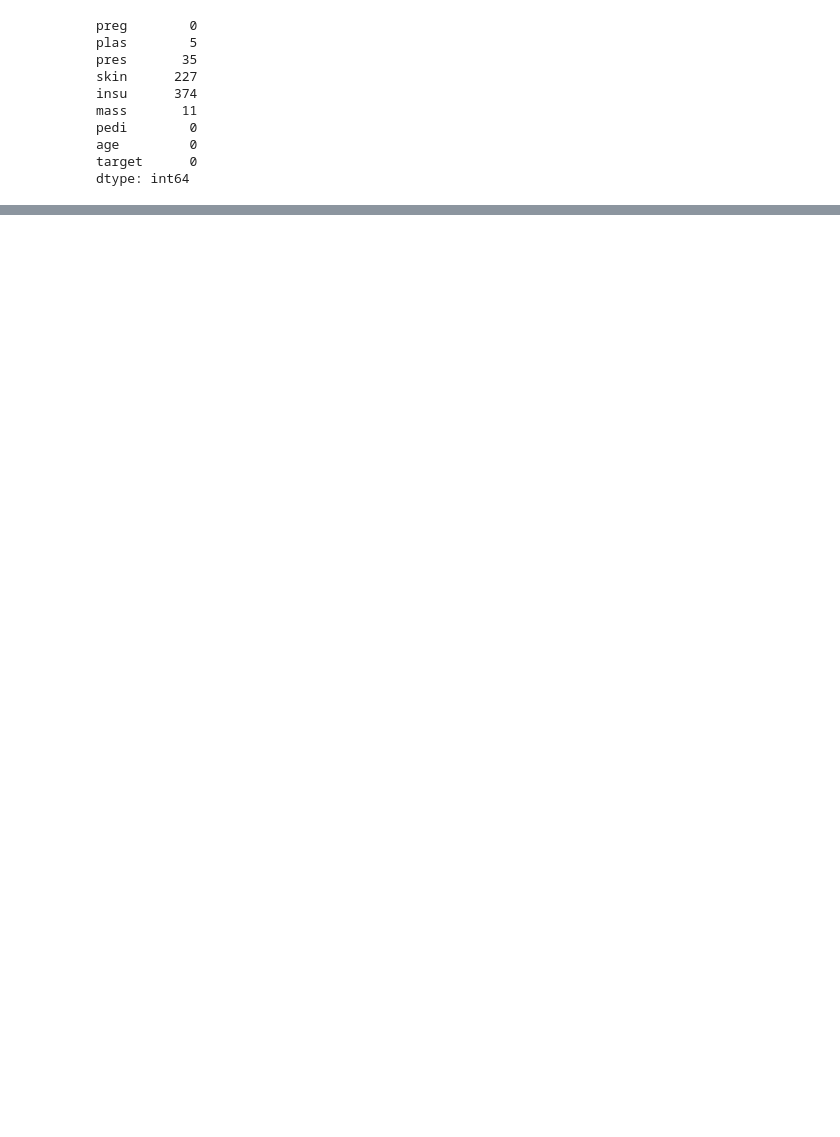
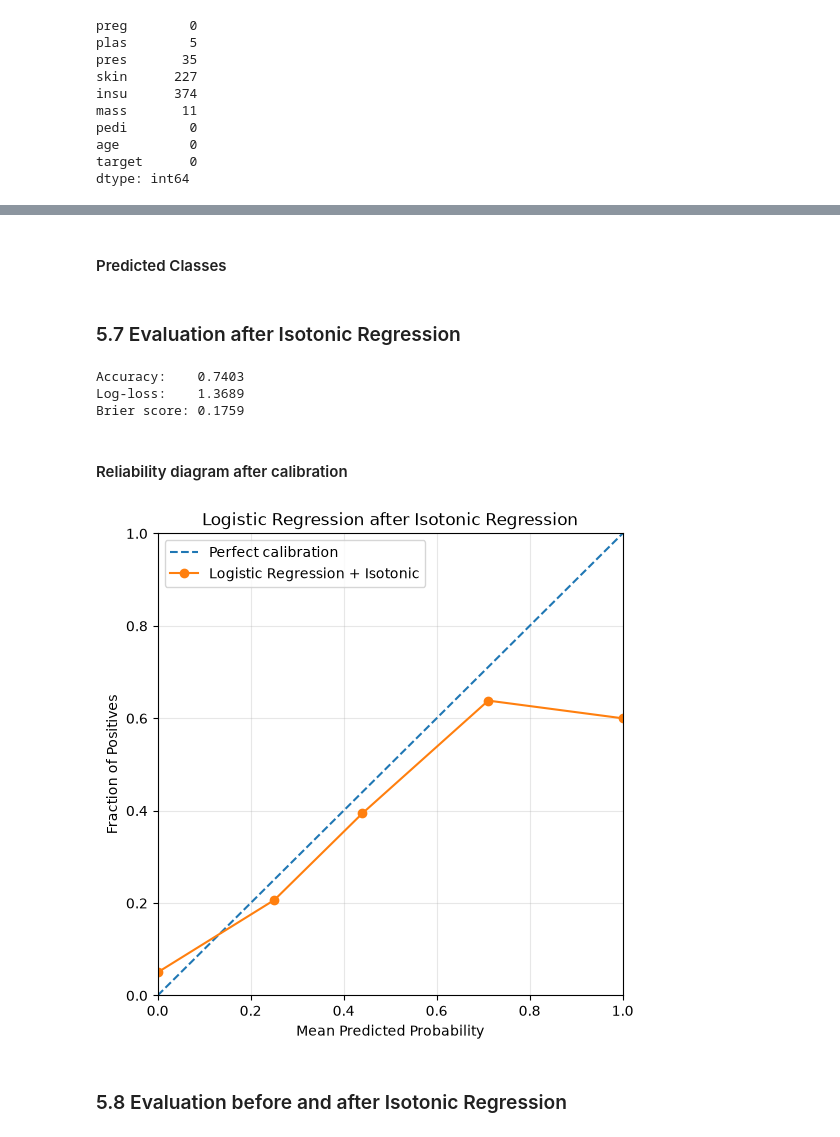
Before and after one commit to martamacri/Calibration_of_Probabilities, a Jupyter notebook: notebooks/diabetes_analysis_02.ipynb, the cells around one changed output, grey strips where cells are left out. Saved outputs shown, nothing was run; the diff lists cells and outputs as text; code cells hidden in the pictures; blank space fills up the shorter version.

```diff
--- a/notebooks/diabetes_analysis_02.ipynb
+++ b/notebooks/diabetes_analysis_02.ipynb
@@ -320,0 +567,4 @@ X = pd.DataFrame(
+# %%
+isotonic_lr = IsotonicRegression()
+# %%
+isotonic_lr.fit(scores_cal_lr, y_cal)
@@ -320,0 +575,4 @@ X = pd.DataFrame(
+# %%
+y_prob_test_lr_isotonic = isotonic_lr.predict_proba(scores_test_lr)
+# %% [markdown]
+#### Predicted Classes
@@ -320,0 +581,28 @@ X = pd.DataFrame(
+# %% [markdown]
+### 5.7 Evaluation after Isotonic Regression
+# %%
+accuracy_lr_isotonic = accuracy_score(y_test,y_pred_test_lr_isotonic)
+logloss_lr_isotonic = log_loss(y_test,y_prob_test_lr_isotonic)
+brier_lr_isotonic = brier_score_loss(y_test,y_prob_test_lr_isotonic)
+
+print(f"Accuracy:    {accuracy_lr_isotonic:.4f}")
+print(f"Log-loss:    {logloss_lr_isotonic:.4f}")
+print(f"Brier score: {brier_lr_isotonic:.4f}")
+# %% [output]
+Accuracy:    0.7403
+Log-loss:    1.3689
+Brier score: 0.1759
+# %% [markdown]
+#### Reliability diagram after calibration
+# %%
+plot_reliability_diagram(
+    y_test,
+    y_prob_test_lr_isotonic,
+    model_label="Logistic Regression + Isotonic",
+    title="Logistic Regression after Isotonic Regression",
+    n_bins=5
+)
+# %% [output]
+[figure, added]
+# %% [markdown]
+### 5.8 Evaluation before and after Isotonic Regression
```
Also changed, not shown: parts of 58 cells of this notebook.
